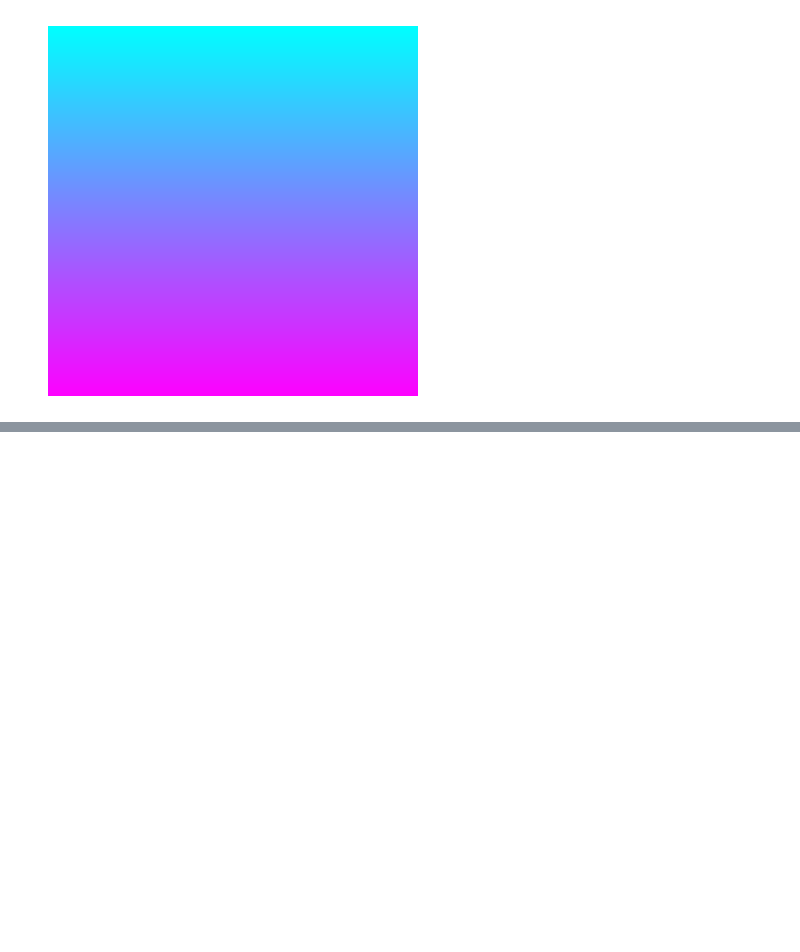
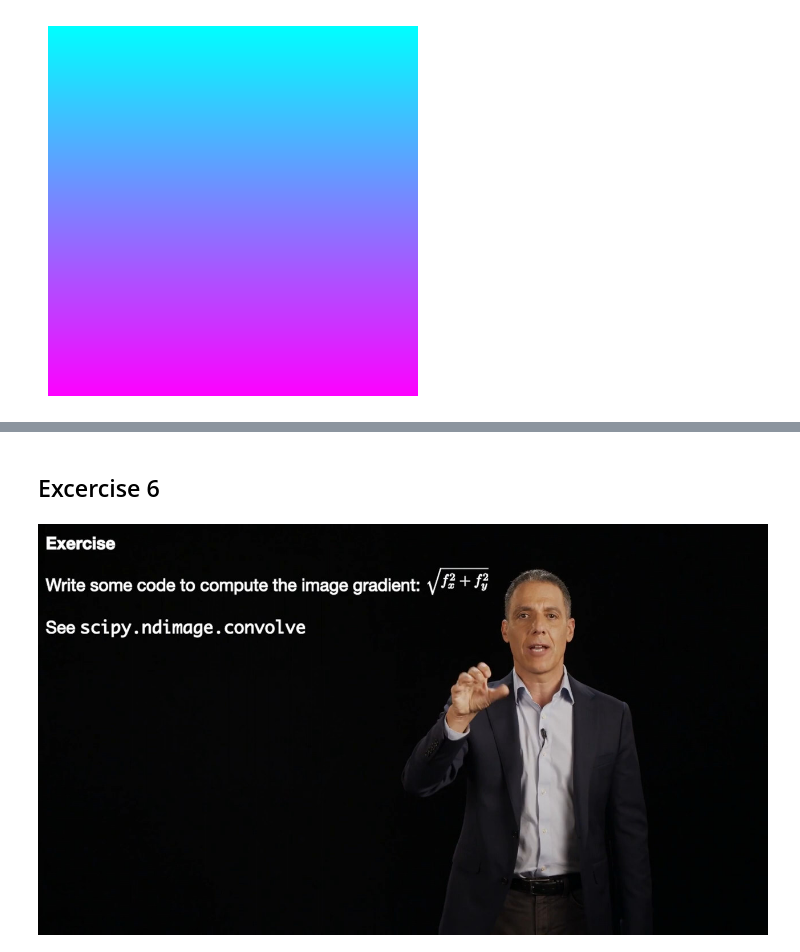
Before and after one commit to rQBx91/Road2Vision, a Jupyter notebook: Introduction to Computer Vision by Hany Farid Professor at UC Berkeley/Introduction to Computer Vision by Hany Farid.ipynb, the cells around one changed output, grey strips where cells are left out. Saved outputs shown, nothing was run; the diff lists cells and outputs as text; code cells hidden in the pictures; blank space fills up the shorter version.

```diff
--- a/Introduction to Computer Vision by Hany Farid Professor at UC Berkeley/Introduction to Computer Vision by Hany Farid.ipynb
+++ b/Introduction to Computer Vision by Hany Farid Professor at UC Berkeley/Introduction to Computer Vision by Hany Farid.ipynb
@@ -158,0 +252,7 @@ plt.show()
+# %% [markdown]
+## Excercise 6
+# %%
+# question
+showImage(path.join(image_dir, 'Excercise6.jpg'))
+# %% [output]
+[figure, added]
```
Also changed, not shown: parts of 22 cells of this notebook, 7 other files.
